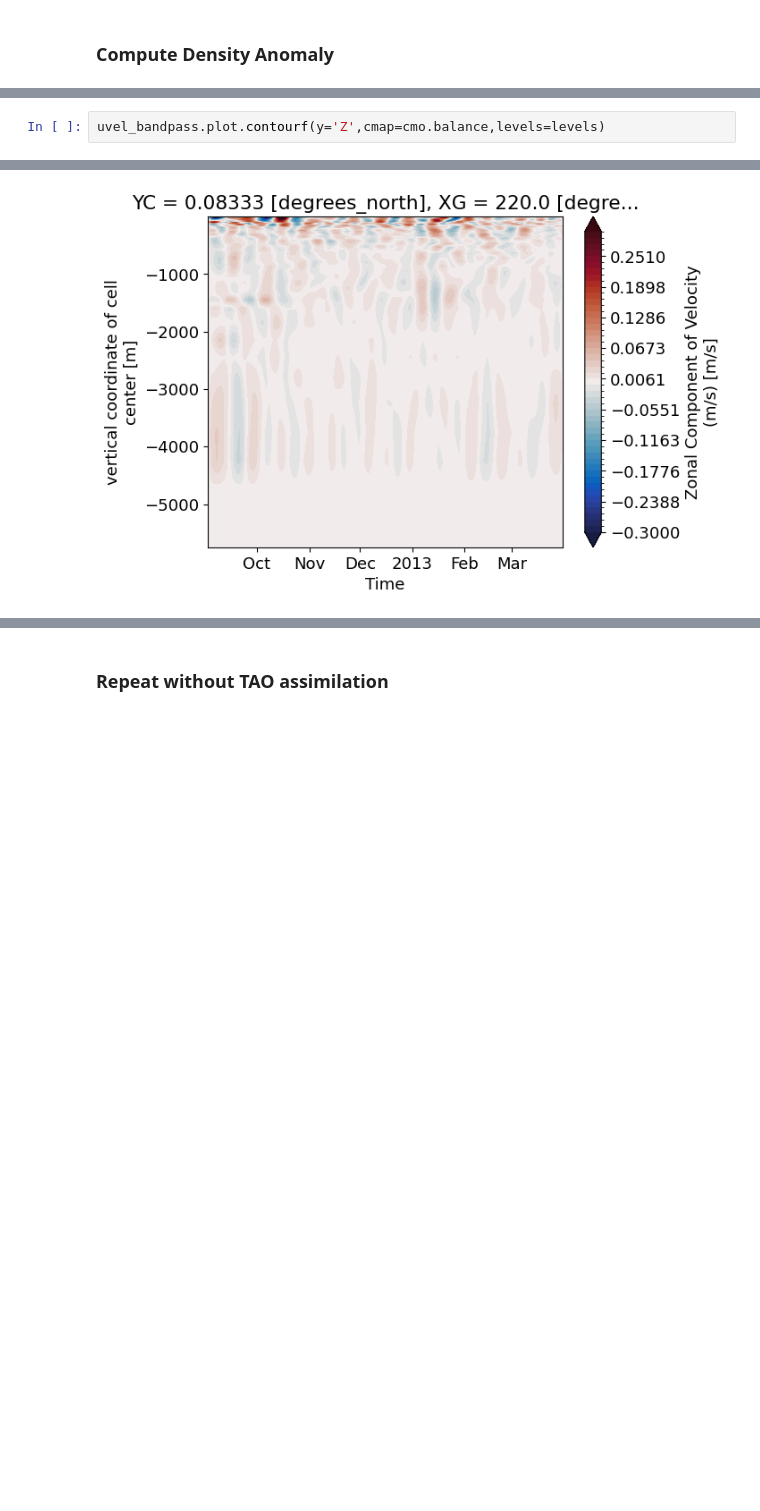
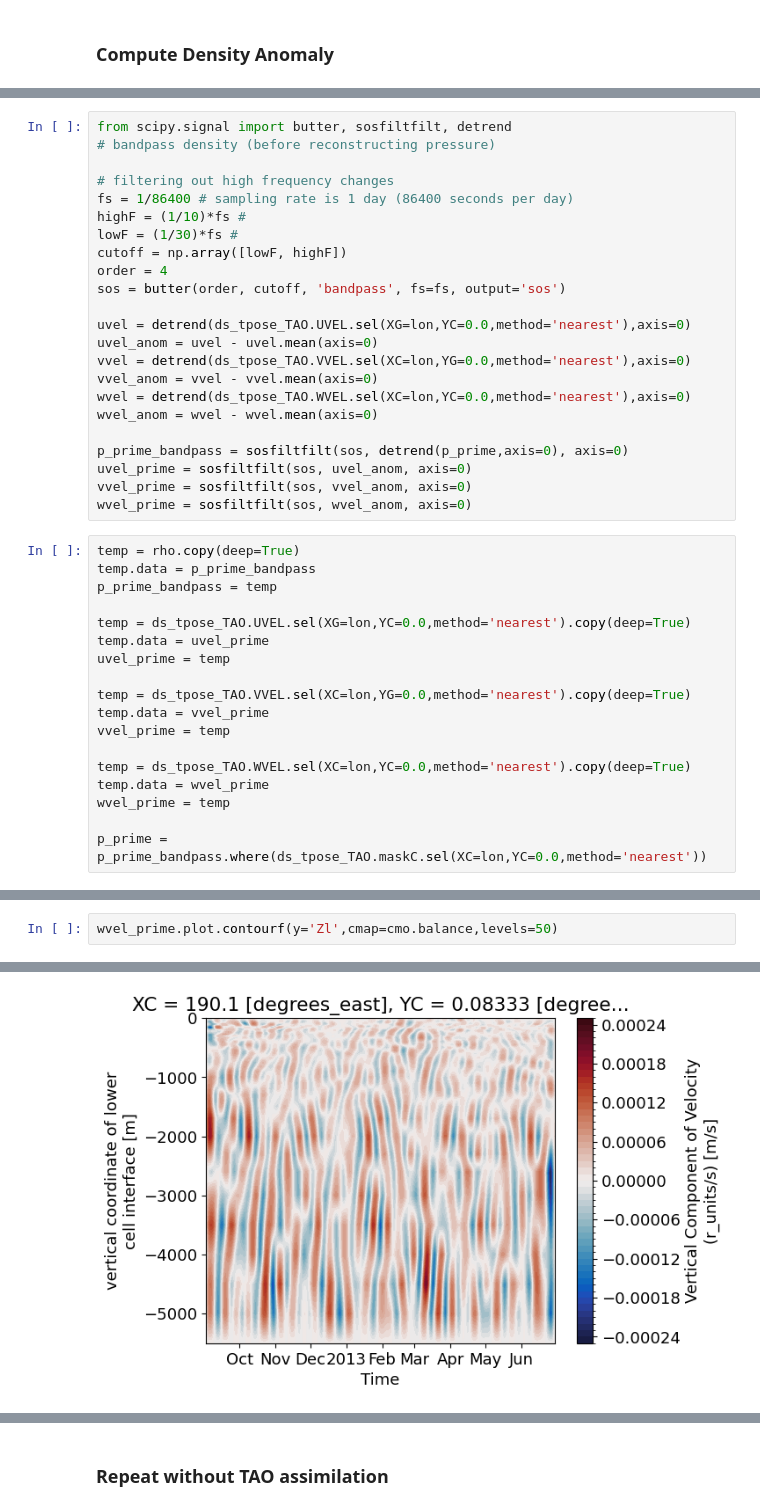
Before and after one commit to eldavenport/yanai-waves, a Jupyter notebook: tpose_wave_energy_flux_highfreq.ipynb, the cells around one changed output, grey strips where cells are left out. Saved outputs shown, nothing was run; the diff lists cells and outputs as text; blank space fills up the shorter version.

```diff
--- a/tpose_wave_energy_flux_highfreq.ipynb
+++ b/tpose_wave_energy_flux_highfreq.ipynb
@@ -171,0 +150,41 @@ w_prime = wvel_bandpass - wvel_bandpass.mean(dim="time")
+# %%
+from scipy.signal import butter, sosfiltfilt, detrend
+# bandpass density (before reconstructing pressure)
+
+# filtering out high frequency changes
+fs = 1/86400 # sampling rate is 1 day (86400 seconds per day)
+highF = (1/10)*fs #
+lowF = (1/30)*fs #
+cutoff = np.array([lowF, highF])
+order = 4
+sos = butter(order, cutoff, 'bandpass', fs=fs, output='sos')
+
+uvel = detrend(ds_tpose_TAO.UVEL.sel(XG=lon,YC=0.0,method='nearest'),axis=0)
+uvel_anom = uvel - uvel.mean(axis=0)
+vvel = detrend(ds_tpose_TAO.VVEL.sel(XC=lon,YG=0.0,method='nearest'),axis=0)
+vvel_anom = vvel - vvel.mean(axis=0)
+wvel = detrend(ds_tpose_TAO.WVEL.sel(XC=lon,YC=0.0,method='nearest'),axis=0)
+wvel_anom = wvel - wvel.mean(axis=0)
+
+p_prime_bandpass = sosfiltfilt(sos, detrend(p_prime,axis=0), axis=0)
+uvel_prime = sosfiltfilt(sos, uvel_anom, axis=0)
+vvel_prime = sosfiltfilt(sos, vvel_anom, axis=0)
+wvel_prime = sosfiltfilt(sos, wvel_anom, axis=0)
+# %%
+temp = rho.copy(deep=True)
+temp.data = p_prime_bandpass
+p_prime_bandpass = temp
+
+temp = ds_tpose_TAO.UVEL.sel(XG=lon,YC=0.0,method='nearest').copy(deep=True)
+temp.data = uvel_prime
+uvel_prime = temp
+
+temp = ds_tpose_TAO.VVEL.sel(XC=lon,YG=0.0,method='nearest').copy(deep=True)
+temp.data = vvel_prime
+vvel_prime = temp
+
+temp = ds_tpose_TAO.WVEL.sel(XC=lon,YC=0.0,method='nearest').copy(deep=True)
+temp.data = wvel_prime
+wvel_prime = temp
+
+p_prime = p_prime_bandpass.where(ds_tpose_TAO.maskC.sel(XC=lon,YC=0.0,method='nearest'))
@@ -178,5 +209,5 @@ v_prime.plot.contourf(y='Z',cmap=cmo.balance,levels=levels)
 # %%
-uvel_bandpass.plot.contourf(y='Z',cmap=cmo.balance,levels=levels)
+wvel_prime.plot.contourf(y='Zl',cmap=cmo.balance,levels=50)
 # %% [output]
 <matplotlib.contour.QuadContourSet at 0x...>
-[figure, old version]
+[figure, new version]
```
Also changed, not shown: parts of 33 cells of this notebook, 58 other files.
